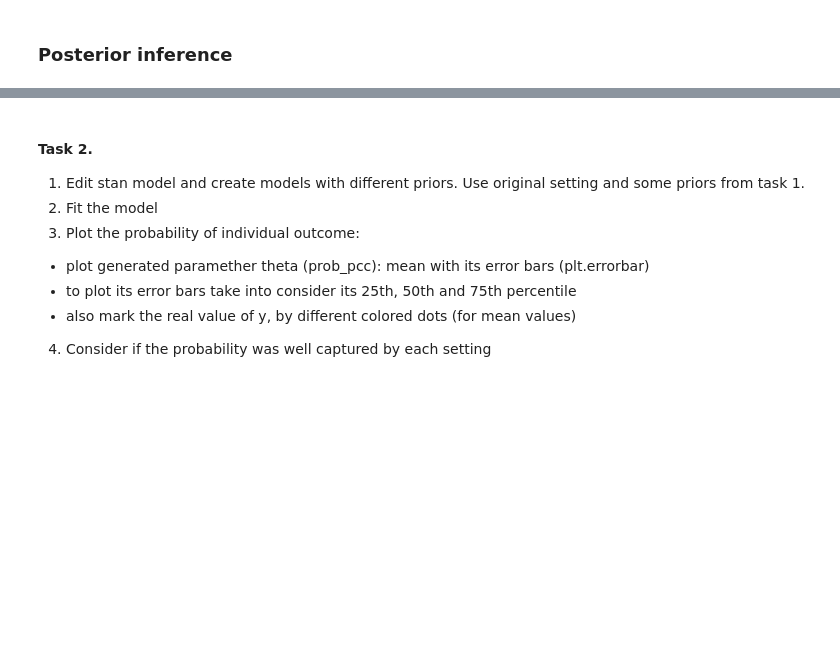
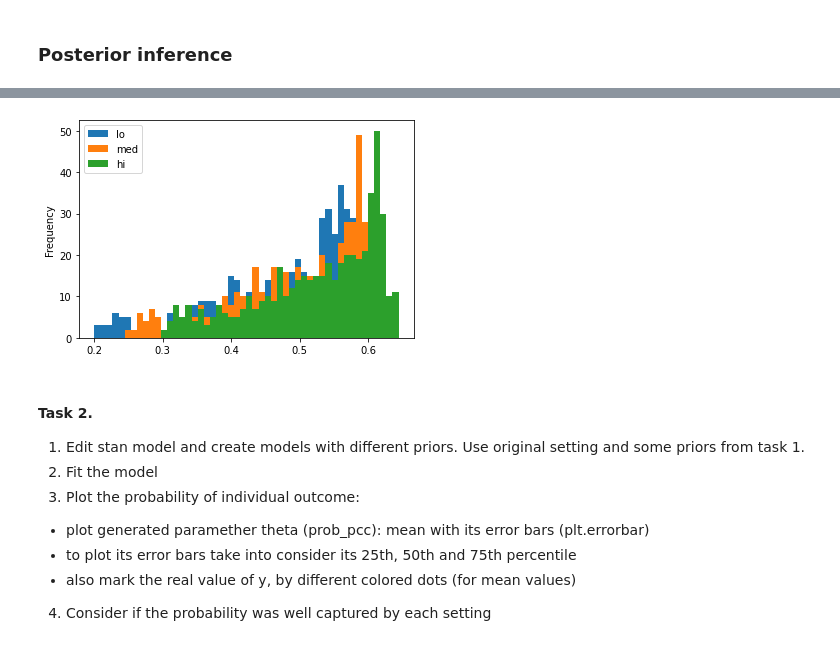
Before and after one commit to JakubBurczyk/DA_Burczyk, a Jupyter notebook: da_lab_5/lab5.ipynb, the cells around one changed output, grey strips where cells are left out. Cells and saved outputs as stored; diff of their text form; code cells hidden in the pictures; blank space fills up the shorter version.

```diff
--- a/da_lab_5/lab5.ipynb
+++ b/da_lab_5/lab5.ipynb
@@ -72,8 +137,12 @@ fit = model.sample(data=data_dict, seed=4938483)
 # %%
 #plot
 med_prob_ppc = np.percentile(fit.stan_variable('prob_ppc'),[25,50,75],axis=0)
 estimate_ppc_df = pd.DataFrame(med_prob_ppc.T,columns = ['lo','med','hi'])
-#...
+
+estimate_ppc_df.plot.hist(bins=50)
+plt.show()
+# %% [output]
+[figure, added]
 # %% [markdown]
 #### Task 2.
 
```
Also changed, not shown: parts of 7 cells of this notebook, 3 other files.
